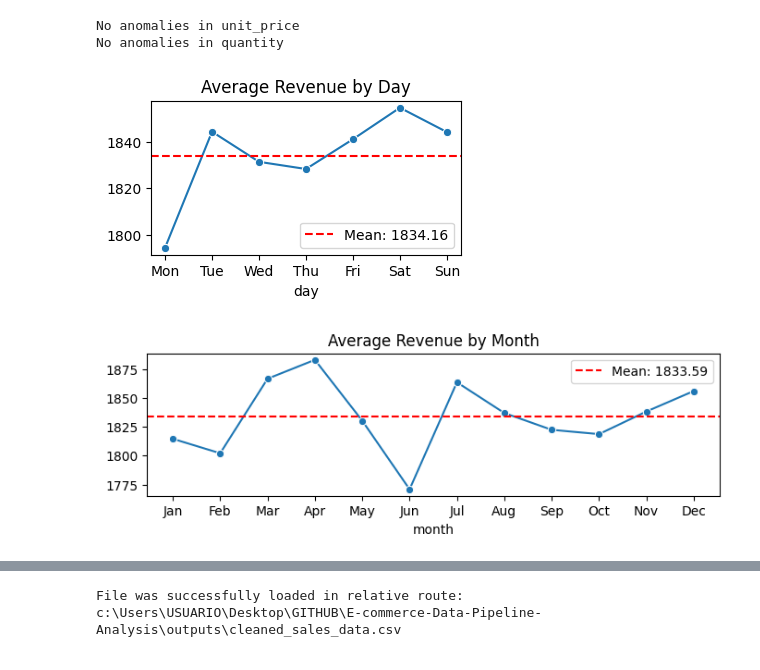
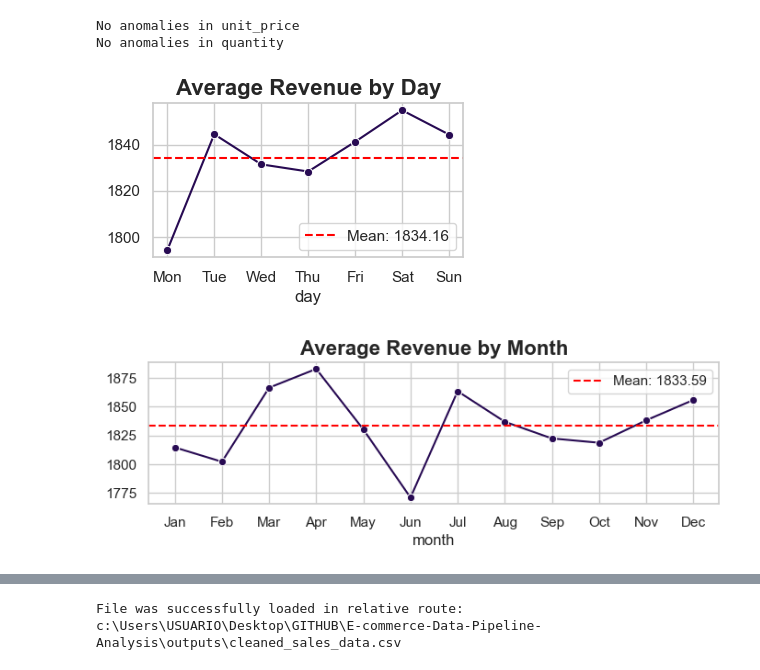
Before and after one commit to raess1593/E-commerce-Data-Pipeline-Analysis, a Jupyter notebook: notebooks/E-commerce_Analysis.ipynb, the cells around one changed output, grey strips where cells are left out. Drawn from its saved outputs; the diff is of its cells as text; code cells hidden in the pictures.

```diff
--- a/notebooks/E-commerce_Analysis.ipynb
+++ b/notebooks/E-commerce_Analysis.ipynb
@@ -10,6 +10,10 @@ import matplotlib.pyplot as plt
 import seaborn as sns
 import os
 from pathlib import Path
+# %%
+# Visual style
+sns.set_theme(style="whitegrid", palette="inferno")
+plt.rcParams["figure.figsize"] = (12, 6)
 # %%
 # Loading raw data
 base_dir = Path.cwd().parent
@@ -102,37 +106,37 @@ days_map = {
     4: 'Fri', 5: 'Sat', 6: 'Sun'
 }
 months_map = {
     1: 'Jan', 2: 'Feb', 3: 'Mar', 4: 'Apr',
     5: 'May', 6: 'Jun', 7: 'Jul', 8: 'Aug',
     9: 'Sep', 10: 'Oct', 11: 'Nov', 12: 'Dec'
 }
 temp = df[['date', 'revenue']].copy()
 temp['day'] = temp['date'].dt.day_of_week
 temp['month'] = temp['date'].dt.month
 day_of_week_analysis = temp.groupby('day')['revenue'].mean().sort_index()
 month_analysis = temp.groupby('month')['revenue'].mean().sort_index()
 day_of_week_analysis.index = day_of_week_analysis.index.map(days_map)
 month_analysis.index = month_analysis.index.map(months_map)
 
 mean_week = day_of_week_analysis.mean()
 mean_year = month_analysis.mean()
 
 plt.figure(figsize=(4, 2))
 sns.lineplot(x=day_of_week_analysis.index, y=day_of_week_analysis.values, marker='o')
 plt.axhline(mean_week, color='red', linestyle='--', label=f'Mean: {mean_week:.2f}')
-plt.title('Average Revenue by Day')
+plt.title('Average Revenue by Day', fontsize=16, fontweight='bold')
 plt.legend()
 plt.show()
 
 plt.figure(figsize=(8, 2))
 sns.lineplot(x=month_analysis.index, y=month_analysis.values, marker='o')
 plt.axhline(mean_year, color='red', linestyle='--', label=f'Mean: {mean_year:.2f}')
-plt.title('Average Revenue by Month')
+plt.title('Average Revenue by Month', fontsize=16, fontweight='bold')
 plt.legend()
 plt.show()
 # %% [output]
-[figure, old version]
+[figure, new version]
-[figure, old version]
+[figure, new version]
 # %%
 # Analyze profits per product
 product_analysis = df.copy()
```
Also changed, not shown: parts of 5 cells of this notebook, 6 other files.
